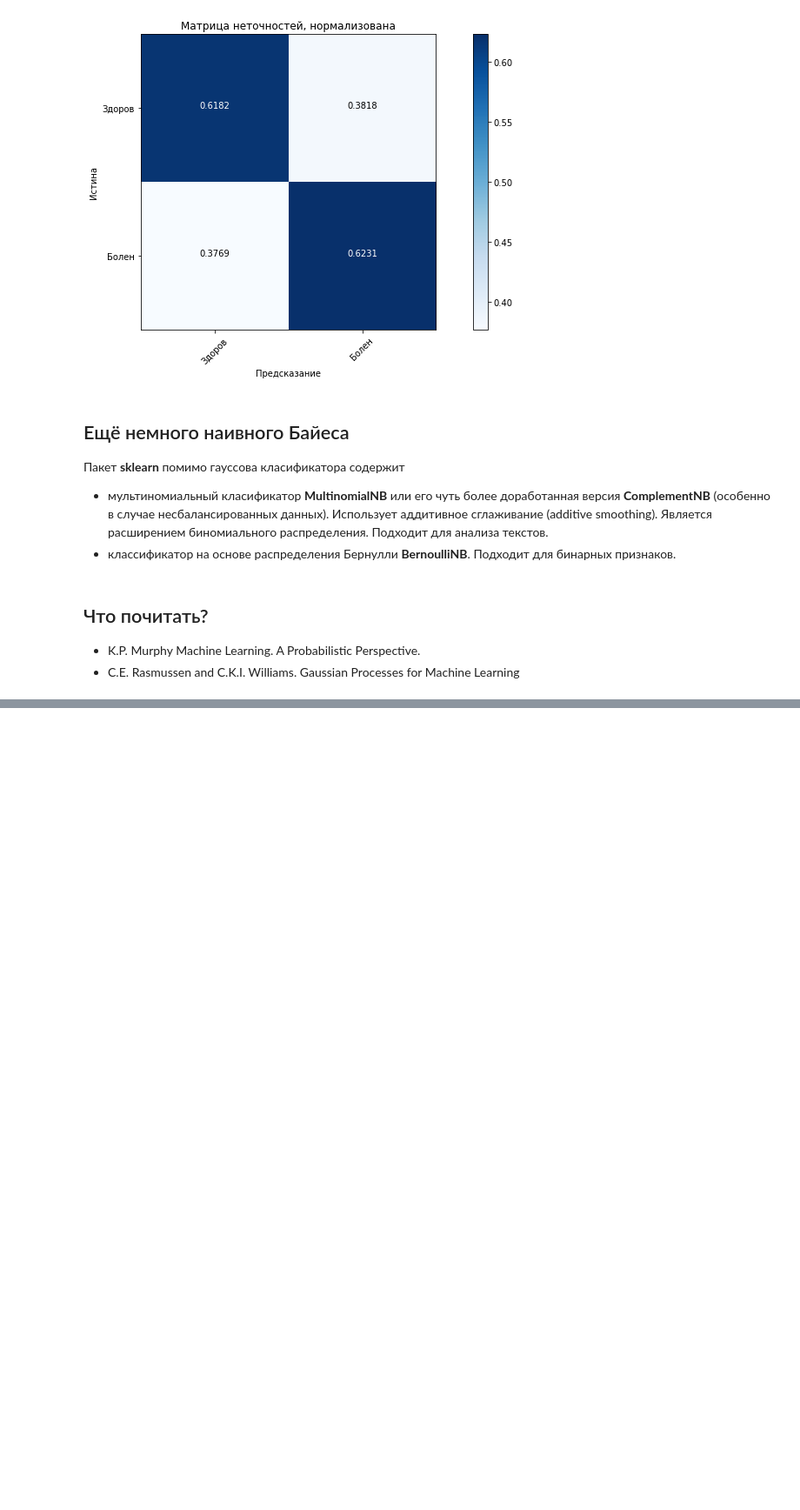
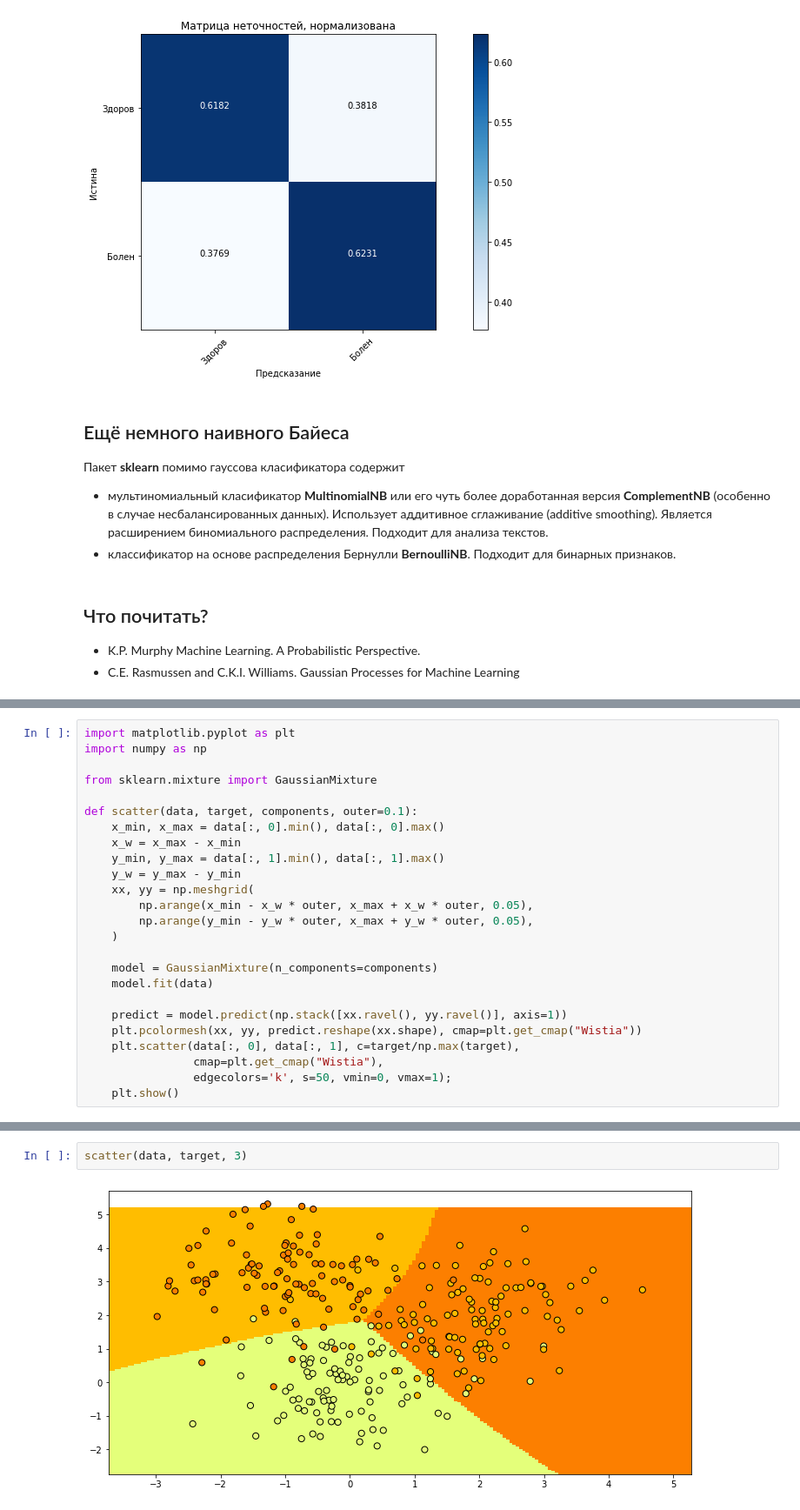
Before and after one commit to spam-izra/ml2021p, a Jupyter notebook: lecture02/Lecture02.ipynb, the cells around one changed output, grey strips where cells are left out. Shown at 87% size. Saved outputs shown, nothing was run; the diff lists cells and outputs as text; blank space fills up the shorter version.

```diff
--- a/lecture02/Lecture02.ipynb
+++ b/lecture02/Lecture02.ipynb
@@ -500,0 +864,25 @@ plt.show()
+# %%
+import matplotlib.pyplot as plt
+import numpy as np
+
+from sklearn.mixture import GaussianMixture
+
+def scatter(data, target, components, outer=0.1):
+    x_min, x_max = data[:, 0].min(), data[:, 0].max()
+    x_w = x_max - x_min
+    y_min, y_max = data[:, 1].min(), data[:, 1].max()
+    y_w = y_max - y_min
+    xx, yy = np.meshgrid(
+        np.arange(x_min - x_w * outer, x_max + x_w * outer, 0.05),
+        np.arange(y_min - y_w * outer, x_max + y_w * outer, 0.05),
+    )
+
+    model = GaussianMixture(n_components=components)
+    model.fit(data)
+
+    predict = model.predict(np.stack([xx.ravel(), yy.ravel()], axis=1))
+    plt.pcolormesh(xx, yy, predict.reshape(xx.shape), cmap=plt.get_cmap("Wistia"))
+    plt.scatter(data[:, 0], data[:, 1], c=target/np.max(target),
+                cmap=plt.get_cmap("Wistia"),
+                edgecolors='k', s=50, vmin=0, vmax=1);
+    plt.show()
@@ -500,0 +898,4 @@ plt.show()
+# %%
+scatter(data, target, 3)
+# %% [output]
+[figure, added]
```
Also changed, not shown: parts of 93 cells of this notebook, 14 other files.
